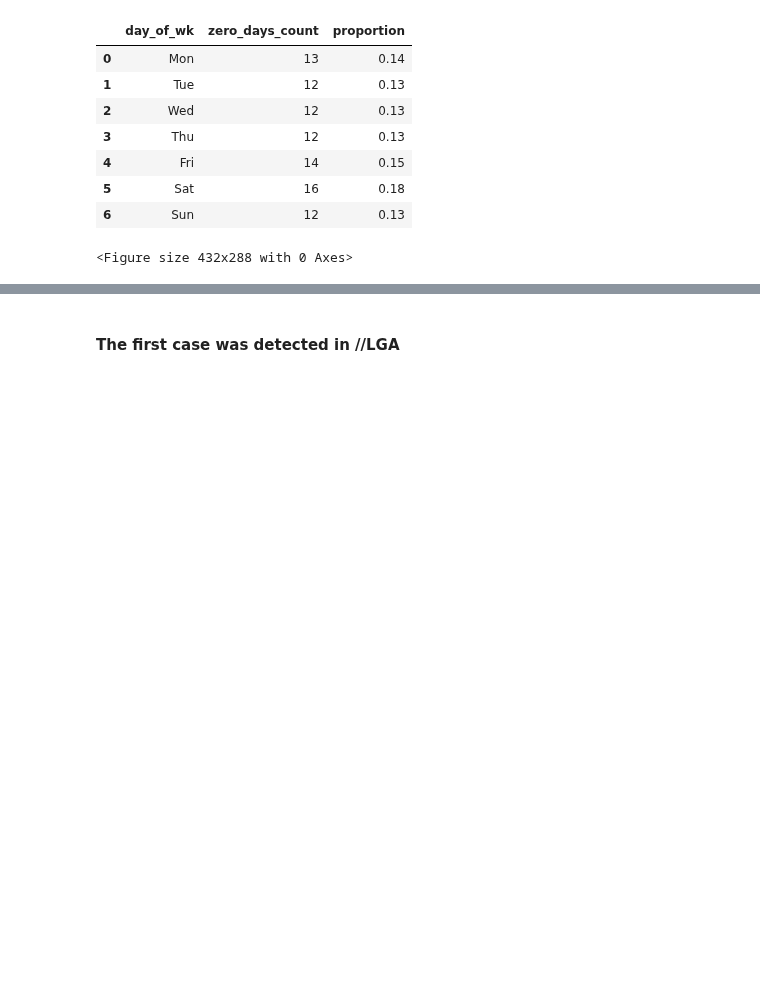
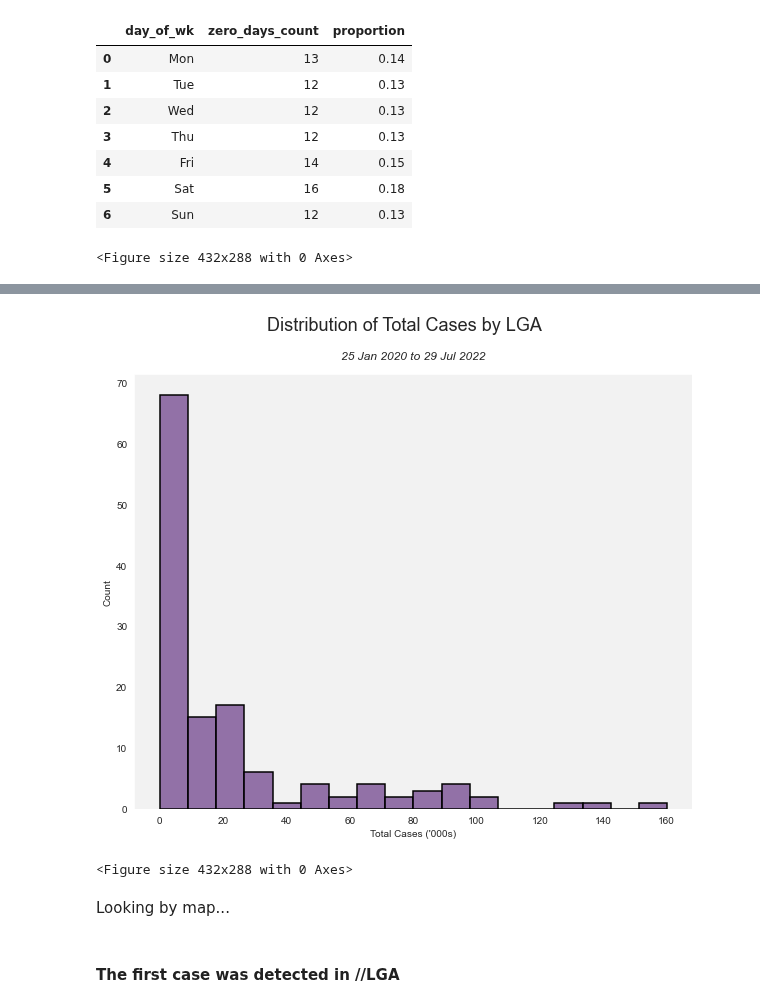
Before and after one commit to henrylin03/covid-nsw, a Jupyter notebook: covid-nsw.ipynb, the cells around one changed output, grey strips where cells are left out. Drawn from its saved outputs; the diff is of its cells as text; code cells hidden in the pictures; blank space fills up the shorter version.

Commit message:
add markdown to explain distribution of total cases by LGA, add avg daily cases by LGA in query table, add histogram of distribution

```diff
--- a/covid-nsw.ipynb
+++ b/covid-nsw.ipynb
@@ -542,11 +519,28 @@ lga_cases_total
 # %%
 import matplotlib.ticker as ticker
 
+lga_cases_total =\
+    pd.read_sql_query(
+    """
+        SELECT lga,
+            SUM(confirmed_cases_count) AS 'total_cases',
+            CAST(
+                1.0 * SUM(confirmed_cases_count) / (
+                    SELECT JULIANDAY(MAX(notification_date)) -
+                        JULIANDAY(MIN(notification_date))
+                    FROM covid
+                )
+            AS INT) AS 'avg_daily_cases'
+        FROM covid
+        GROUP BY 1
+        ORDER BY 2 DESC
+    """, engine)
+
 fig, ax = plt.subplots(figsize=(10, 8))
 
-sns.barplot(x="cases", y="lga", data=lga_cases_total.head(20),
+sns.barplot(x="total_cases", y="lga", data=lga_cases_total.head(20),
              orient="h",
-             saturation=8, color="#d45087",
+             saturation=8, color="#ef5675",
              edgecolor="black", linewidth=1.5,
             ax=ax)\
         .set(xlabel="Total Cases ('000s)",
@@ -559,5 +553,6 @@ ax.xaxis.set_major_formatter(
 
 plt.show()
 plt.clf()
+lga_cases_total
 # %% [output]
 [figure]
@@ -565,3 +578,25 @@ plt.clf()
+# %%
+fig, ax = plt.subplots(figsize=(10,8))
+
+sns.histplot(data=lga_cases_total, x="total_cases",
+             color="#7a5195", alpha=0.8,
+             edgecolor="black",
+             linewidth=1.5,
+             ax=ax)\
+    .set(xlabel="Total Cases ('000s)")
+
+ax.figure.suptitle("Distribution of Total Cases by LGA", fontsize=18)
+ax.set_title(f"{start_date} to {end_date}", y=1.02, style="italic")
+ax.xaxis.set_major_formatter(
+    ticker.FuncFormatter(lambda x, pos: "{:,.0f}".format(x/1000)))
+
+plt.show()
+plt.clf()
+# %% [output]
+[figure, added]
+<Figure size 432x288 with 0 Axes>
+# %% [markdown]
+Looking by map...
 # %% [markdown]
 #### The first case was detected in //LGA
 # %% [markdown]
```
Also changed, not shown: parts of 5 cells of this notebook.
